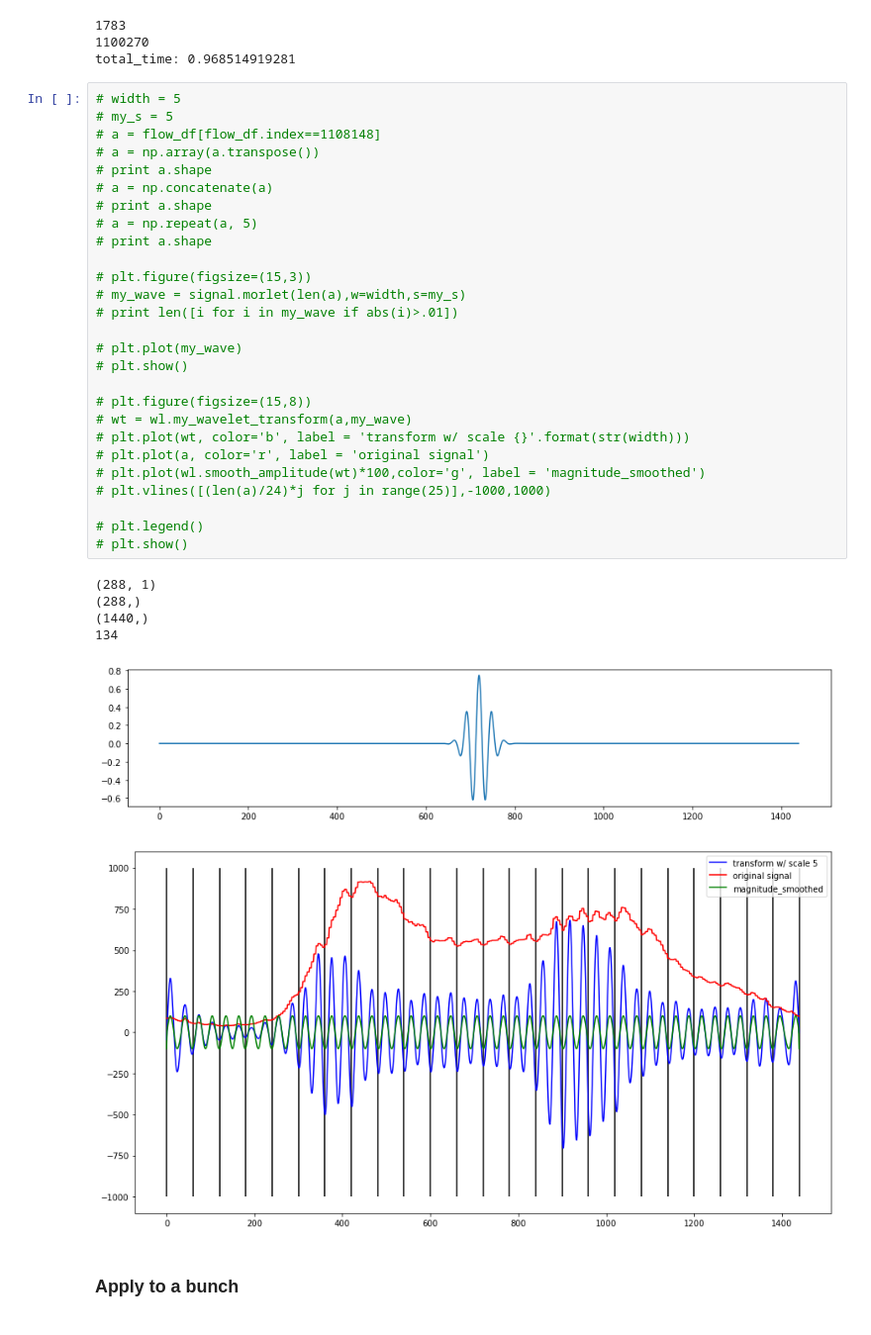
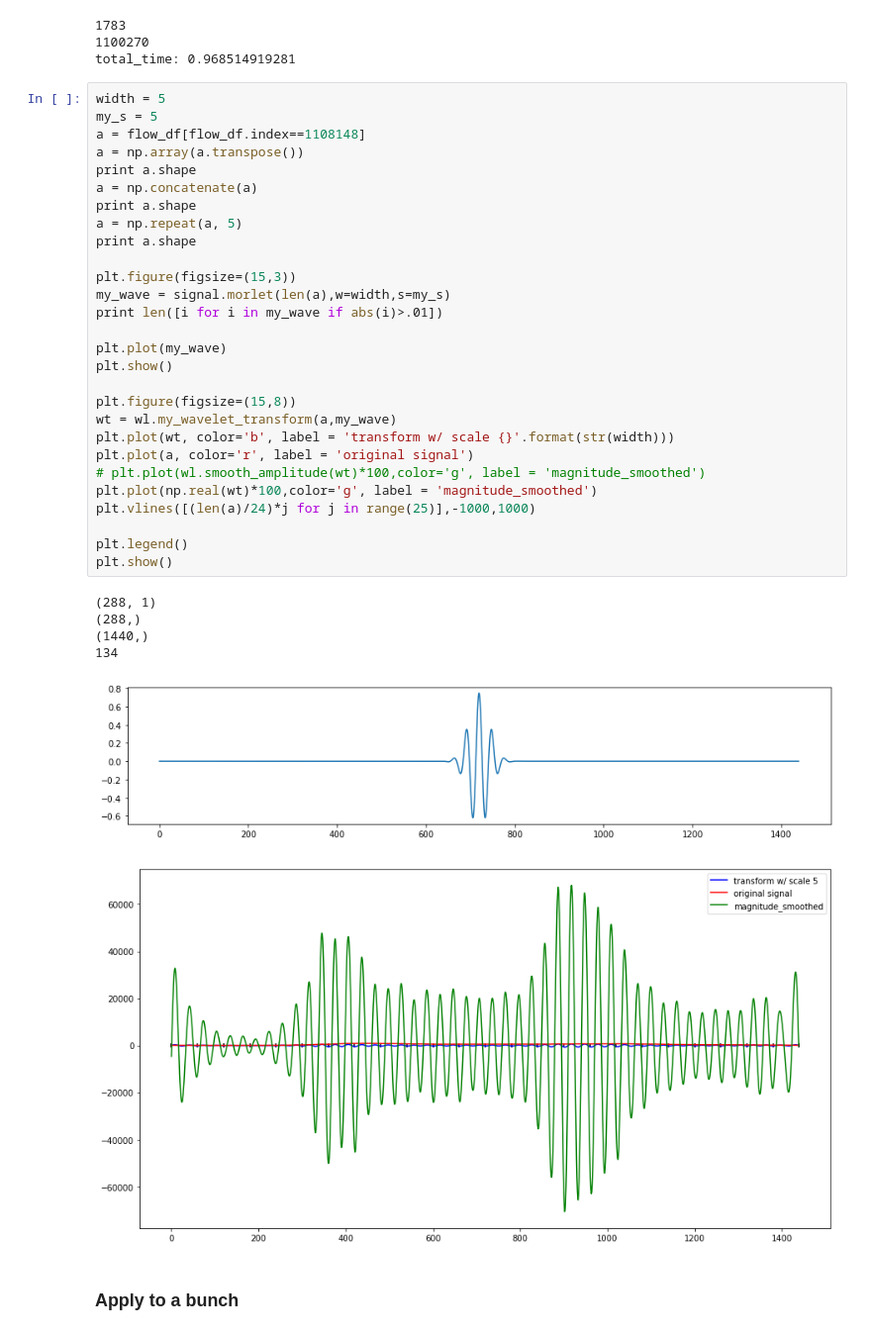
Before and after one commit to abrespect/DSE_Cohort2_Traffic_Capstone, a Jupyter notebook: cohort2/exploration/data_generate_wavelets_for_wigglevis.ipynb, the cells around one changed output. Shown: that part at 99% size. Saved outputs shown, nothing was run; the diff lists cells and outputs as text.

```diff
--- a/cohort2/exploration/data_generate_wavelets_for_wigglevis.ipynb
+++ b/cohort2/exploration/data_generate_wavelets_for_wigglevis.ipynb
@@ -167,39 +167,40 @@ print "total_time: %s" % str(time.time() - start_time)
 1100270
 total_time: 0.968514919281
 # %%
-# width = 5
-# my_s = 5
-# a = flow_df[flow_df.index==1108148]
-# a = np.array(a.transpose())
-# print a.shape
-# a = np.concatenate(a)
-# print a.shape
-# a = np.repeat(a, 5)
-# print a.shape
+width = 5
+my_s = 5
+a = flow_df[flow_df.index==1108148]
+a = np.array(a.transpose())
+print a.shape
+a = np.concatenate(a)
+print a.shape
+a = np.repeat(a, 5)
+print a.shape
 
-# plt.figure(figsize=(15,3))
-# my_wave = signal.morlet(len(a),w=width,s=my_s)
-# print len([i for i in my_wave if abs(i)>.01])
+plt.figure(figsize=(15,3))
+my_wave = signal.morlet(len(a),w=width,s=my_s)
+print len([i for i in my_wave if abs(i)>.01])
 
-# plt.plot(my_wave)
-# plt.show()
+plt.plot(my_wave)
+plt.show()
 
-# plt.figure(figsize=(15,8))
-# wt = wl.my_wavelet_transform(a,my_wave)
-# plt.plot(wt, color='b', label = 'transform w/ scale {}'.format(str(width)))
-# plt.plot(a, color='r', label = 'original signal')
+plt.figure(figsize=(15,8))
+wt = wl.my_wavelet_transform(a,my_wave)
+plt.plot(wt, color='b', label = 'transform w/ scale {}'.format(str(width)))
+plt.plot(a, color='r', label = 'original signal')
 # plt.plot(wl.smooth_amplitude(wt)*100,color='g', label = 'magnitude_smoothed')
-# plt.vlines([(len(a)/24)*j for j in range(25)],-1000,1000)
+plt.plot(np.real(wt)*100,color='g', label = 'magnitude_smoothed')
+plt.vlines([(len(a)/24)*j for j in range(25)],-1000,1000)
 
-# plt.legend()
-# plt.show()
+plt.legend()
+plt.show()
 # %% [output]
 (288, 1)
 (288,)
 (1440,)
 134
 [figure]
-[figure, old version]
+[figure, new version]
 # %% [markdown]
 ### Apply to a bunch
 # %%
```
Also changed, not shown: parts of 8 cells of this notebook, 1 other file.
